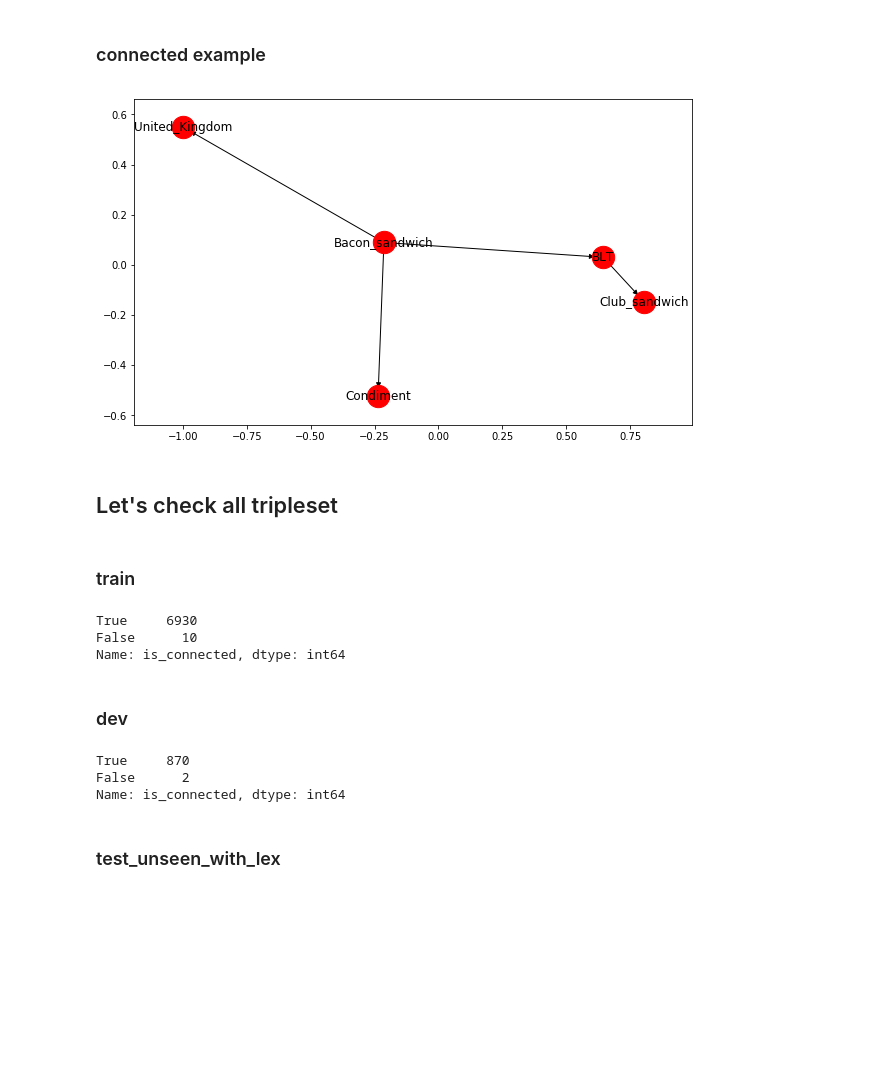
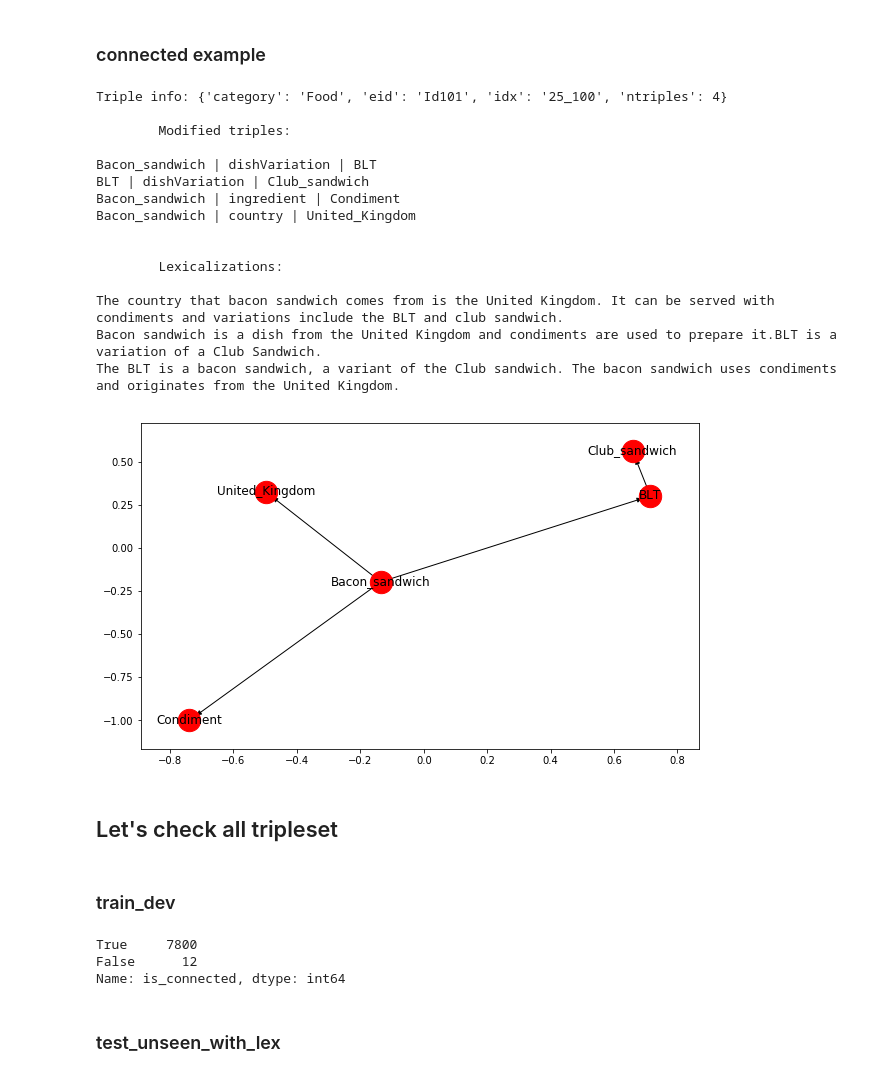
Before and after one commit to abevieiramota/challenge-webnlg, a Jupyter notebook: notebook/1 - Exploratory Data Analysis.ipynb, the cells around one changed output. Cells and saved outputs as stored; diff of their text form; code cells hidden in the pictures; blank space fills up the shorter version.

```diff
--- a/notebook/1 - Exploratory Data Analysis.ipynb
+++ b/notebook/1 - Exploratory Data Analysis.ipynb
@@ -21,13 +35,11 @@ dict_keys(['dev', 'train', 'test_no_lex', 'test_unseen_with_lex', 'test_with_lex
 # %%
 # loads datasets
 
-train = WebNLGCorpus.load(dataset='train')
-dev = WebNLGCorpus.load(dataset='dev')
+train_dev = WebNLGCorpus.load(dataset=['train', 'dev'])
 test_no_lex = WebNLGCorpus.load(dataset='test_no_lex')
 test_unseen_with_lex = WebNLGCorpus.load(dataset='test_unseen_with_lex')
-test_with_lex = WebNLGCorpus.load(dataset='test_with_lex')
 
-datasets = [train, dev, test_no_lex, test_unseen_with_lex, test_with_lex]
+datasets = [train_dev, test_no_lex, test_unseen_with_lex]
 # %%
 # generate some statistics
 
@@ -387,9 +561,27 @@ train.sample(idx='25_185').draw_graph()
 # %% [markdown]
 ### connected example
 # %%
-train.sample(idx='25_100').draw_graph()
+s = train_dev.sample(idx='25_100')
+
+print(s)
+s.draw_graph()
 # %% [output]
+Triple info: {'category': 'Food', 'eid': 'Id101', 'idx': '25_100', 'ntriples': 4}
+
+        Modified triples:
+
+Bacon_sandwich | dishVariation | BLT
+BLT | dishVariation | Club_sandwich
+Bacon_sandwich | ingredient | Condiment
+Bacon_sandwich | country | United_Kingdom
+
+
+        Lexicalizations:
+
+The country that bacon sandwich comes from is the United Kingdom. It can be served with condiments and variations include the BLT and club sandwich.
+Bacon sandwich is a dish from the United Kingdom and condiments are used to prepare it.BLT is a variation of a Club Sandwich.
+The BLT is a bacon sandwich, a variant of the Club sandwich. The bacon sandwich uses condiments and originates from the United Kingdom.
-[figure, old version]
+[figure, new version]
 # %% [markdown]
 ## Let's check all tripleset
 # %%
@@ -410,21 +604,13 @@ def entries_is_connected_df(mdf):
 
     return is_connected_df.is_connected.value_counts()
 # %% [markdown]
-### train
+### train_dev
 # %%
-entries_is_connected_df(train.mdf)
+entries_is_connected_df(train_dev.mdf)
 # %% [output]
-True     6930
-False      10
+True     7800
+False      12
 Name: is_connected, dtype: int64
-# %% [markdown]
-### dev
-# %%
-entries_is_connected_df(dev.mdf)
-# %% [output]
-True     870
-False      2
-Name: is_connected, dtype: int64
 # %% [markdown]
 ### test_unseen_with_lex
 # %%
```
Also changed, not shown: parts of 64 cells of this notebook, 23 other files.
